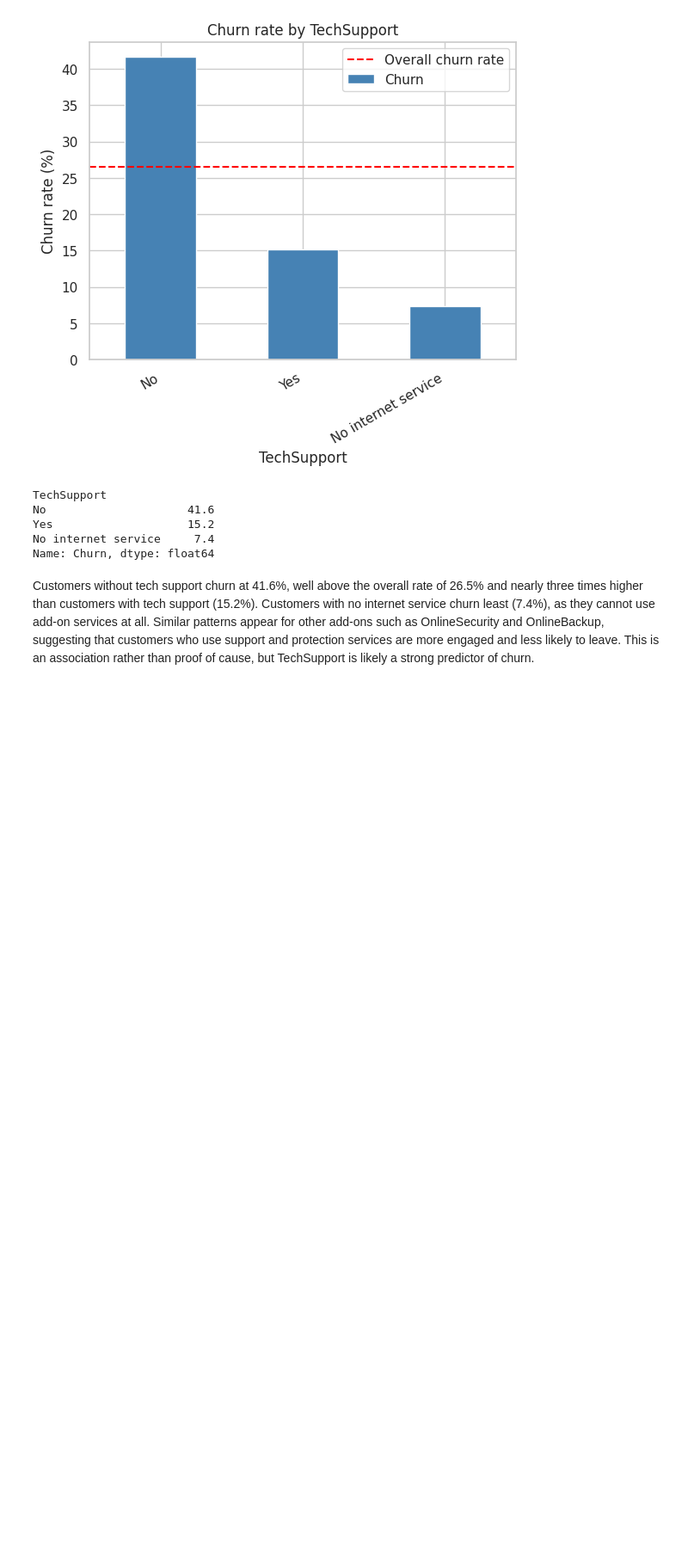
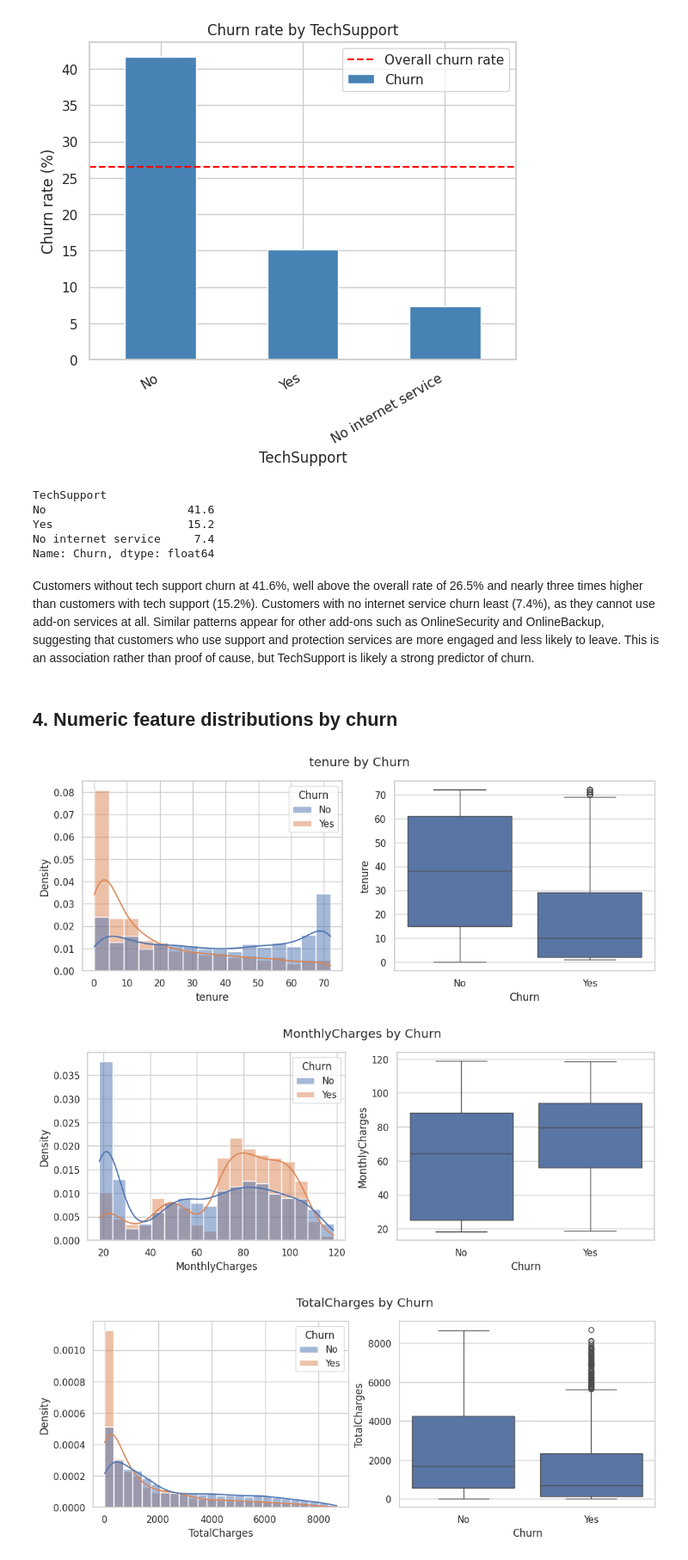
Before and after one commit to senanayakenithikas-ux/cm2604-churn-prediction, a Jupyter notebook: 01_eda.ipynb, the cells around one changed output. Shown at 86% size. Cells and saved outputs as stored; diff of their text form; code cells hidden in the pictures; blank space fills up the shorter version.

Commit message:
Add numeric feature distributions and insights by churn

```diff
--- a/01_eda.ipynb
+++ b/01_eda.ipynb
@@ -173,3 +173,19 @@ No internet service     7.4
 Name: Churn, dtype: float64
 # %% [markdown]
 Customers without tech support churn at 41.6%, well above the overall rate of 26.5% and nearly three times higher than customers with tech support (15.2%). Customers with no internet service churn least (7.4%), as they cannot use add-on services at all. Similar patterns appear for other add-ons such as OnlineSecurity and OnlineBackup, suggesting that customers who use support and protection services are more engaged and less likely to leave. This is an association rather than proof of cause, but TechSupport is likely a strong predictor of churn.
+# %% [markdown]
+## 4. Numeric feature distributions by churn
+# %%
+for col in ["tenure", "MonthlyCharges", "TotalCharges"]:
+    fig, axes = plt.subplots(1, 2, figsize=(12, 4))
+    # common_norm=False: each group scaled separately so shapes are comparable
+    sns.histplot(data=df, x=col, hue="Churn", kde=True, stat="density",
+                 common_norm=False, ax=axes[0])
+    sns.boxplot(data=df, x="Churn", y=col, ax=axes[1])
+    fig.suptitle(f"{col} by Churn")
+    plt.savefig(f"figures/dist_{col}.png", dpi=150, bbox_inches="tight")
+    plt.show()
+# %% [output]
+[figure, added]
+[figure, added]
+[figure, added]
```
Also changed, not shown: parts of 2 cells of this notebook.
